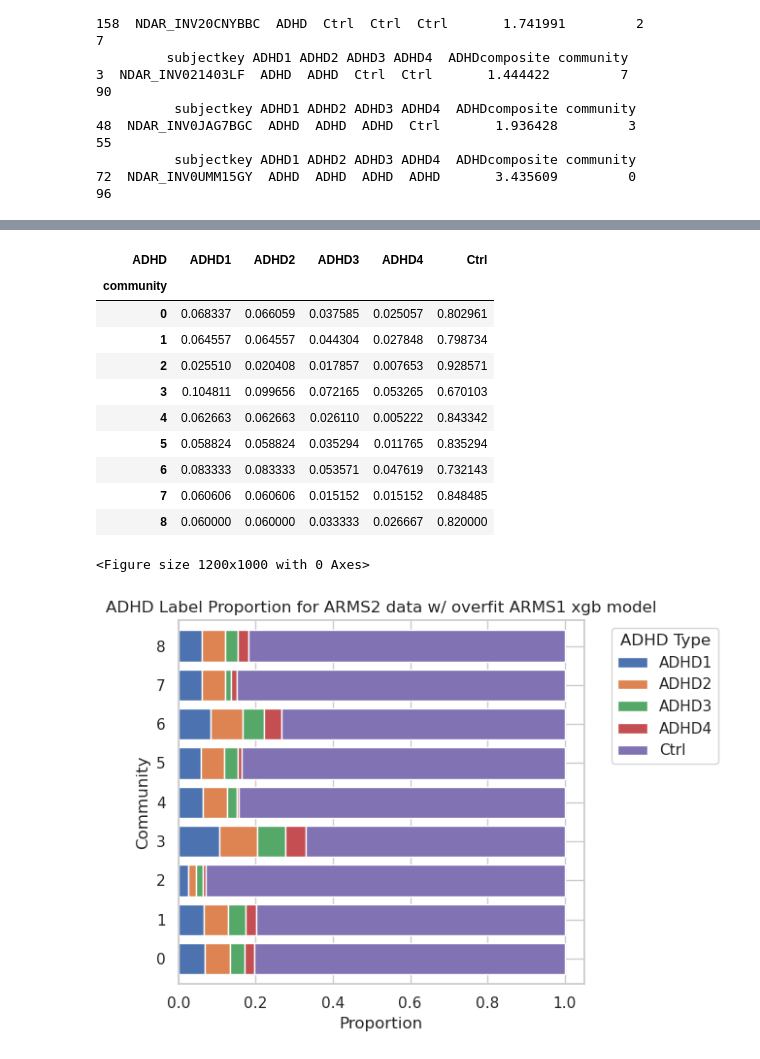
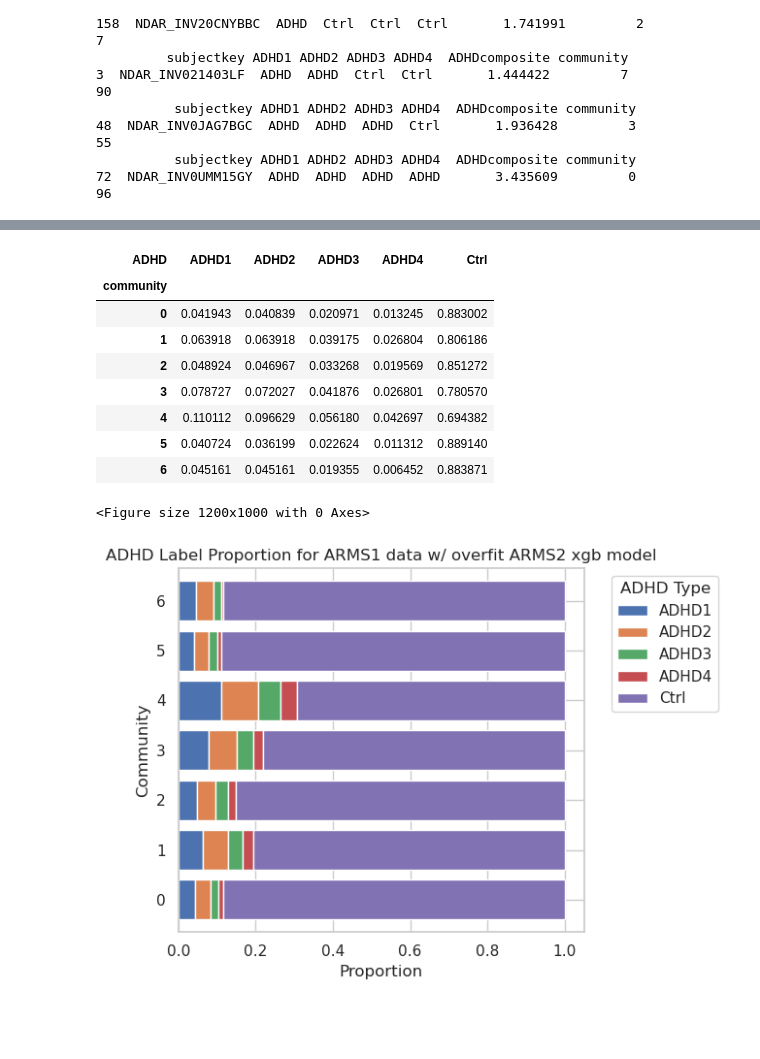
Before and after one commit to lundq163/FRF_results_viz, a Jupyter notebook: refactor/ADHD_horiz_label_fig.ipynb, the cells around one changed output, grey strips where cells are left out. Cells and saved outputs as stored; diff of their text form; code cells hidden in the pictures; blank space fills up the shorter version.

```diff
--- a/refactor/ADHD_horiz_label_fig.ipynb
+++ b/refactor/ADHD_horiz_label_fig.ipynb
@@ -147,7 +167,7 @@ summary_data_arms1_ADHD4 = summarize_by_label(filtered_data_arms1, 'ADHD4')
 #combine the summaries together
 
 summary_data_arms1_combined = pd.concat([summary_data_arms1_ctrl_adhd1, summary_data_arms1_ADHD1, summary_data_arms1_ADHD2, summary_data_arms1_ADHD3, summary_data_arms1_ADHD4])
-#summary_data_arms2_combined = pd.concat([summary_data_arms2_ctrl_adhd4, summary_data_arms2_ADHD1, summary_data_arms2_ADHD2, summary_data_arms2_ADHD3, summary_data_arms2_ADHD4])
-summary_data_arms1_combined
+summary_data_arms2_combined = pd.concat([summary_data_arms2_ctrl_adhd1, summary_data_arms2_ADHD1, summary_data_arms2_ADHD2, summary_data_arms2_ADHD3, summary_data_arms2_ADHD4])
+summary_data_arms2_combined
 # %% [output]
 |  | community | ADHD1 | count | ADHD | ADHD2 | ADHD3 | ADHD4 |
@@ -174,7 +194,7 @@ def aggregate_summary_data(summary_data):
     return summary_data.groupby(['community', 'ADHD'],observed=False).agg(count=('count', 'sum')).reset_index()
 # %%
 agg_data_arms1_test = aggregate_summary_data(summary_data_arms1_combined)
-#agg_data_arms2_test = aggregate_summary_data(summary_data_arms2_combined)
-agg_data_arms1_test
+agg_data_arms2_test = aggregate_summary_data(summary_data_arms2_combined)
+agg_data_arms2_test
 # %% [output]
 |  | community | ADHD | count |
@@ -197,7 +217,7 @@ agg_data_arms1_test
 # %%
 #calculate the relevant proportions and add it as a new column
 
-agg_data_arms1_test['proportion'] = agg_data_arms1_test.groupby('community', observed=False)['count'].transform(lambda x: x / x.sum())
-agg_data_arms1_test
+agg_data_arms2_test['proportion'] = agg_data_arms2_test.groupby('community', observed=False)['count'].transform(lambda x: x / x.sum())
+agg_data_arms2_test
 # %% [output]
 |  | community | ADHD | count | proportion |
@@ -220,47 +240,45 @@ agg_data_arms1_test
 # %%
 #pivot the data to prepare it for visualization
 
-df_pivot = agg_data_arms1_test.pivot(index='community', columns='ADHD', values='proportion')
+df_pivot = agg_data_arms2_test.pivot(index='community', columns='ADHD', values='proportion')
 df_pivot = df_pivot.sort_index()
 df_pivot
 # %% [output]
 | ADHD | ADHD1 | ADHD2 | ADHD3 | ADHD4 | Ctrl |
 | community |  |  |  |  |  |
-| 0 | 0.068337 | 0.066059 | 0.037585 | 0.025057 | 0.802961 |
-| 1 | 0.064557 | 0.064557 | 0.044304 | 0.027848 | 0.798734 |
-| 2 | 0.025510 | 0.020408 | 0.017857 | 0.007653 | 0.928571 |
-| 3 | 0.104811 | 0.099656 | 0.072165 | 0.053265 | 0.670103 |
-| 4 | 0.062663 | 0.062663 | 0.026110 | 0.005222 | 0.843342 |
-| 5 | 0.058824 | 0.058824 | 0.035294 | 0.011765 | 0.835294 |
-| 6 | 0.083333 | 0.083333 | 0.053571 | 0.047619 | 0.732143 |
-| 7 | 0.060606 | 0.060606 | 0.015152 | 0.015152 | 0.848485 |
-| 8 | 0.060000 | 0.060000 | 0.033333 | 0.026667 | 0.820000 |
+| 0 | 0.041943 | 0.040839 | 0.020971 | 0.013245 | 0.883002 |
+| 1 | 0.063918 | 0.063918 | 0.039175 | 0.026804 | 0.806186 |
+| 2 | 0.048924 | 0.046967 | 0.033268 | 0.019569 | 0.851272 |
+| 3 | 0.078727 | 0.072027 | 0.041876 | 0.026801 | 0.780570 |
+| 4 | 0.110112 | 0.096629 | 0.056180 | 0.042697 | 0.694382 |
+| 5 | 0.040724 | 0.036199 | 0.022624 | 0.011312 | 0.889140 |
+| 6 | 0.045161 | 0.045161 | 0.019355 | 0.006452 | 0.883871 |
 # %%
 #plot the horizontal bar chart of the adhd label proportion data
 
 #create the horizontal stacked bar chart
 plt.figure(figsize=(12, 10))
 ax = df_pivot.plot(kind='barh', stacked=True, width=0.8)
 
 #customize the plot
-plt.title('ADHD Label Proportion for ARMS2 data w/ overfit ARMS1 xgb model')
+plt.title('ADHD Label Proportion for ARMS1 data w/ overfit ARMS2 xgb model')
 plt.xlabel('Proportion')
 plt.ylabel('Community')
 
 #remove the legend from its current position
 plt.legend().remove()
 
 #add a legend to the right of the plot
 plt.legend(title='ADHD Type', bbox_to_anchor=(1.05, 1), loc='upper left')
 
 #add percentage labels on the bars
 #for c in ax.containers:
 #    ax.bar_label(c, fmt='%.2f%%', label_type='center')
 
 #adjust layout and display the plot
 plt.tight_layout()
-plt.savefig('./list_adhd_proportions_arms2data_arms1xgb.png', dpi=300, bbox_inches='tight')
+plt.savefig('./list_adhd_proportions_arms1data_arms2xgb.png', dpi=300, bbox_inches='tight')
 plt.show()
 # %% [output]
 <Figure size 1200x1000 with 0 Axes>
-[figure, old version]
+[figure, new version]
```
Also changed, not shown: parts of 8 cells of this notebook, 2 other files.
